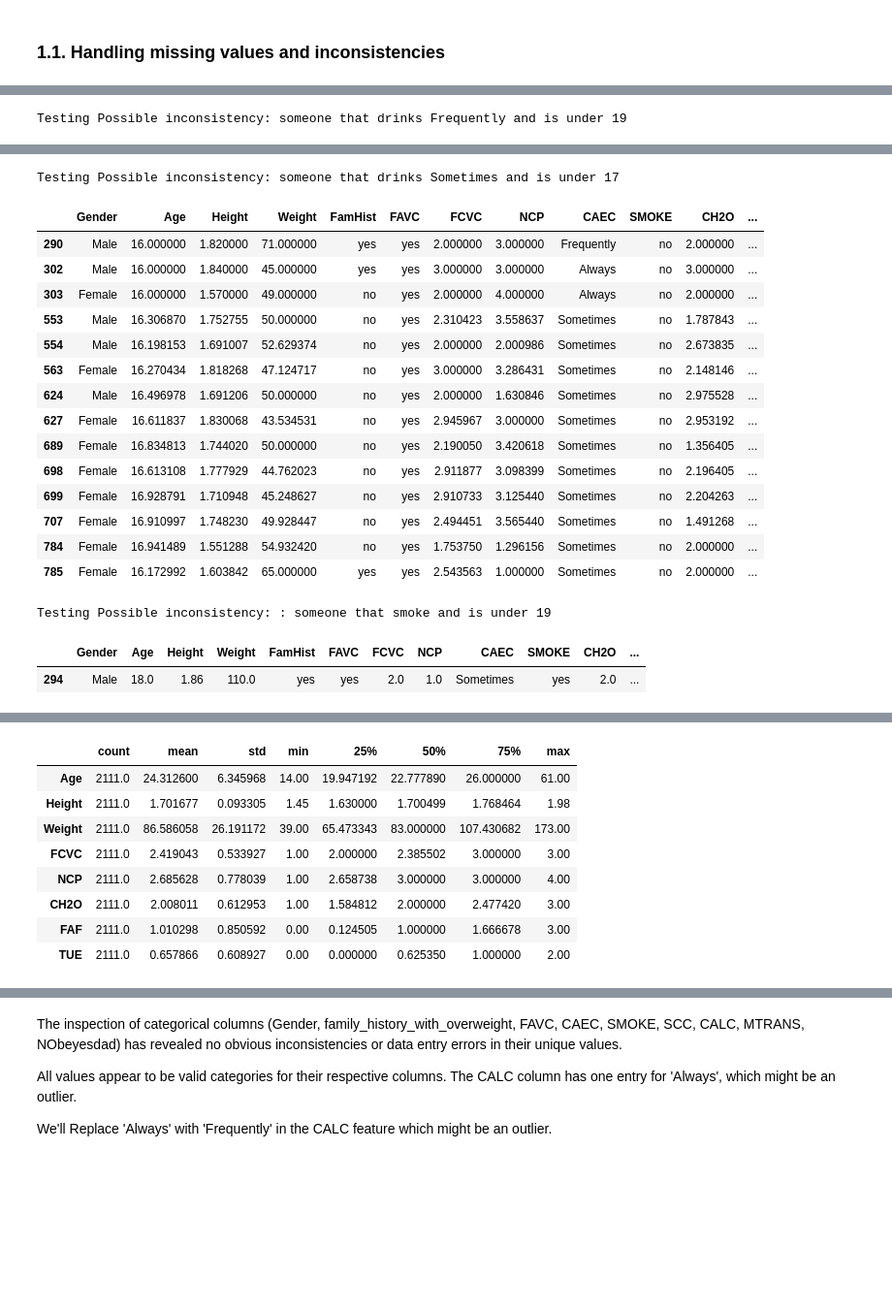
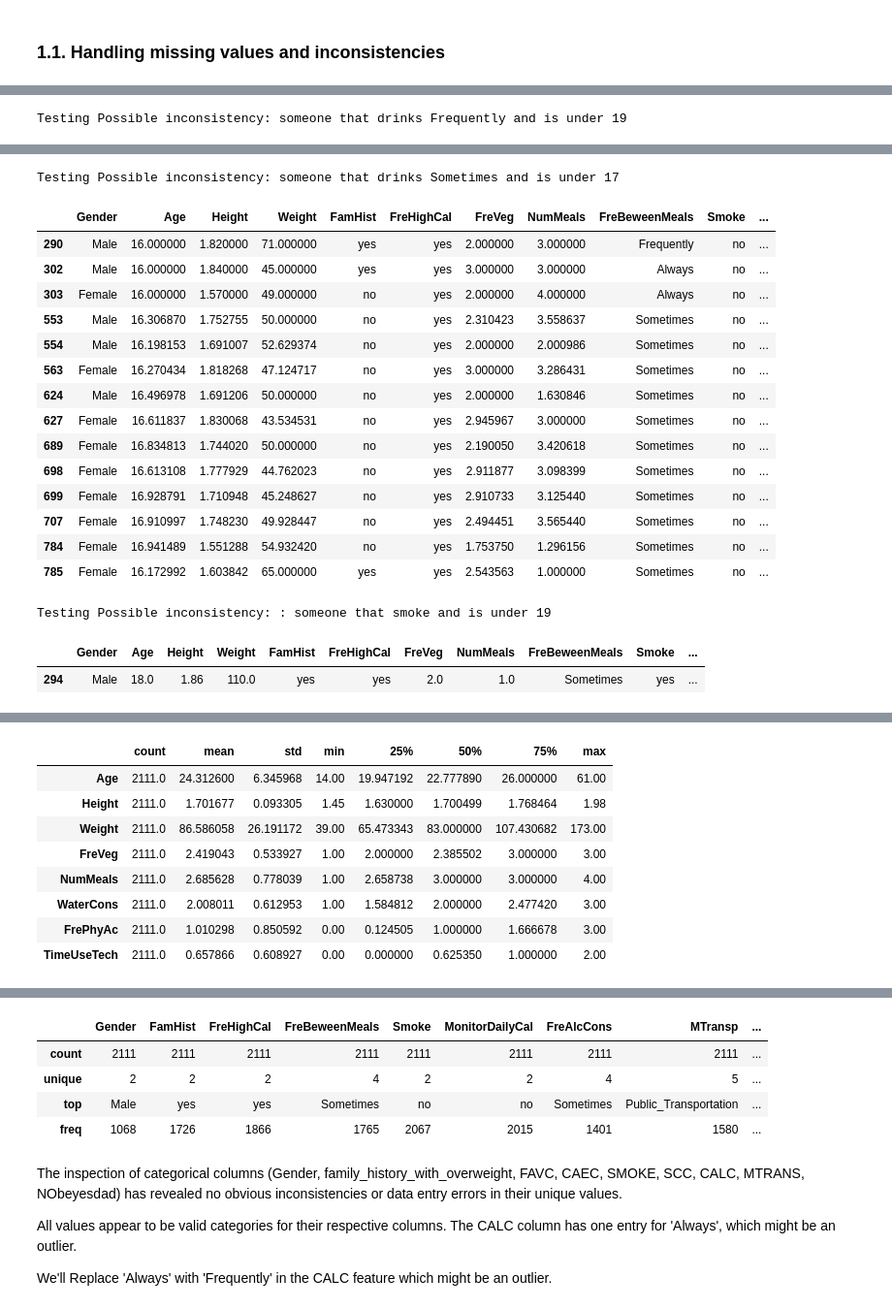
Before and after one commit to MInesGomes/DataScienceObesityLevels, a Jupyter notebook: DSGroup2.ipynb, the cells around one changed output, grey strips where cells are left out. Shown at 97% size. Cells and saved outputs as stored; diff of their text form; code cells hidden in the pictures; blank space fills up the shorter version.

Commit message:
Columns(variables) names changed for clear understanding and analyse of datatypes

```diff
--- a/DSGroup2.ipynb
+++ b/DSGroup2.ipynb
@@ -59,25 +109,40 @@ First 5 rows of the dataset:
 # %%
-# Rename the column 'family_history_with_overweight' to 'FamHist' in df to simplify view
+# Rename the columnsfor clear understanding
+
+df = df.rename(columns={'FCVC': 'FreVeg'})
+df = df.rename(columns={'NCP': 'NumMeals'})
+df = df.rename(columns={'CH2O': 'WaterCons'})
+df = df.rename(columns={'FAF': 'FrePhyAc'})
+df = df.rename(columns={'TUE': 'TimeUseTech'})
 df = df.rename(columns={'family_history_with_overweight': 'FamHist'})
+df = df.rename(columns={'FAVC': 'FreHighCal'})
+df = df.rename(columns={'SMOKE': 'Smoke'})
+df = df.rename(columns={'SCC': 'MonitorDailyCal'})
+df = df.rename(columns={'CAEC': 'FreBeweenMeals'})
+df = df.rename(columns={'CALC': 'FreAlcCons'})
+df = df.rename(columns={'MTRANS': 'MTransp'})
 
 print("\nTesting Possible inconsistency: someone that drinks Frequently and is under 19")
-PossInconsist=df.query("CALC=='Frequently' & Age < 19")
+PossInconsist=df.query("FreAlcCons=='Frequently' & Age < 19")
 display(PossInconsist)
 
 print("\nTesting Possible inconsistency: someone that drinks Sometimes and is under 17")
-PossInconsist=df.query("CALC=='Sometimes' & Age < 17")
+PossInconsist=df.query("FreAlcCons=='Sometimes' & Age < 17")
 display(PossInconsist)
 
 print("\nTesting Possible inconsistency: : someone that smoke and is under 19")
-PossInconsist=df.query("SMOKE=='yes' & Age < 19")
+PossInconsist=df.query("Smoke=='yes' & Age < 19")
 display(PossInconsist)
 
+print("\n Describe numerical variables")
+numVar=df.describe().T
+display(numVar)
+
 # Show counts for categorical features
-print("\nShow counts for categorical features:")
 for column in df.select_dtypes(include='object').columns:
-    print("\n",df[column].value_counts())
+    print("\n", df[column].value_counts())
 
-print("\n Describe numerical variables")
-df.describe().T
+print("\n Describe categorical variables")
+df.describe(include = ['O'])
 # %% [output]
 Testing Possible inconsistency: someone that drinks Frequently and is under 19
@@ -97,19 +162,19 @@ Testing Possible inconsistency: someone that drinks Frequently and is under 19
 Testing Possible inconsistency: someone that drinks Sometimes and is under 17
-|  | Gender | Age | Height | Weight | FamHist | FAVC | FCVC | NCP | CAEC | SMOKE | CH2O | ... |
-| 290 | Male | 16.000000 | 1.820000 | 71.000000 | yes | yes | 2.000000 | 3.000000 | Frequently | no | 2.000000 | ... |
-| 302 | Male | 16.000000 | 1.840000 | 45.000000 | yes | yes | 3.000000 | 3.000000 | Always | no | 3.000000 | ... |
-| 303 | Female | 16.000000 | 1.570000 | 49.000000 | no | yes | 2.000000 | 4.000000 | Always | no | 2.000000 | ... |
-| 553 | Male | 16.306870 | 1.752755 | 50.000000 | no | yes | 2.310423 | 3.558637 | Sometimes | no | 1.787843 | ... |
-| 554 | Male | 16.198153 | 1.691007 | 52.629374 | no | yes | 2.000000 | 2.000986 | Sometimes | no | 2.673835 | ... |
-| 563 | Female | 16.270434 | 1.818268 | 47.124717 | no | yes | 3.000000 | 3.286431 | Sometimes | no | 2.148146 | ... |
-| 624 | Male | 16.496978 | 1.691206 | 50.000000 | no | yes | 2.000000 | 1.630846 | Sometimes | no | 2.975528 | ... |
-| 627 | Female | 16.611837 | 1.830068 | 43.534531 | no | yes | 2.945967 | 3.000000 | Sometimes | no | 2.953192 | ... |
-| 689 | Female | 16.834813 | 1.744020 | 50.000000 | no | yes | 2.190050 | 3.420618 | Sometimes | no | 1.356405 | ... |
-| 698 | Female | 16.613108 | 1.777929 | 44.762023 | no | yes | 2.911877 | 3.098399 | Sometimes | no | 2.196405 | ... |
-| 699 | Female | 16.928791 | 1.710948 | 45.248627 | no | yes | 2.910733 | 3.125440 | Sometimes | no | 2.204263 | ... |
-| 707 | Female | 16.910997 | 1.748230 | 49.928447 | no | yes | 2.494451 | 3.565440 | Sometimes | no | 1.491268 | ... |
-| 784 | Female | 16.941489 | 1.551288 | 54.932420 | no | yes | 1.753750 | 1.296156 | Sometimes | no | 2.000000 | ... |
-| 785 | Female | 16.172992 | 1.603842 | 65.000000 | yes | yes | 2.543563 | 1.000000 | Sometimes | no | 2.000000 | ... |
+|  | Gender | Age | Height | Weight | FamHist | FreHighCal | FreVeg | NumMeals | FreBeweenMeals | Smoke | ... |
+| 290 | Male | 16.000000 | 1.820000 | 71.000000 | yes | yes | 2.000000 | 3.000000 | Frequently | no | ... |
+| 302 | Male | 16.000000 | 1.840000 | 45.000000 | yes | yes | 3.000000 | 3.000000 | Always | no | ... |
+| 303 | Female | 16.000000 | 1.570000 | 49.000000 | no | yes | 2.000000 | 4.000000 | Always | no | ... |
+| 553 | Male | 16.306870 | 1.752755 | 50.000000 | no | yes | 2.310423 | 3.558637 | Sometimes | no | ... |
+| 554 | Male | 16.198153 | 1.691007 | 52.629374 | no | yes | 2.000000 | 2.000986 | Sometimes | no | ... |
+| 563 | Female | 16.270434 | 1.818268 | 47.124717 | no | yes | 3.000000 | 3.286431 | Sometimes | no | ... |
+| 624 | Male | 16.496978 | 1.691206 | 50.000000 | no | yes | 2.000000 | 1.630846 | Sometimes | no | ... |
+| 627 | Female | 16.611837 | 1.830068 | 43.534531 | no | yes | 2.945967 | 3.000000 | Sometimes | no | ... |
+| 689 | Female | 16.834813 | 1.744020 | 50.000000 | no | yes | 2.190050 | 3.420618 | Sometimes | no | ... |
+| 698 | Female | 16.613108 | 1.777929 | 44.762023 | no | yes | 2.911877 | 3.098399 | Sometimes | no | ... |
+| 699 | Female | 16.928791 | 1.710948 | 45.248627 | no | yes | 2.910733 | 3.125440 | Sometimes | no | ... |
+| 707 | Female | 16.910997 | 1.748230 | 49.928447 | no | yes | 2.494451 | 3.565440 | Sometimes | no | ... |
+| 784 | Female | 16.941489 | 1.551288 | 54.932420 | no | yes | 1.753750 | 1.296156 | Sometimes | no | ... |
+| 785 | Female | 16.172992 | 1.603842 | 65.000000 | yes | yes | 2.543563 | 1.000000 | Sometimes | no | ... |
 Testing Possible inconsistency: : someone that smoke and is under 19
-|  | Gender | Age | Height | Weight | FamHist | FAVC | FCVC | NCP | CAEC | SMOKE | CH2O | ... |
-| 294 | Male | 18.0 | 1.86 | 110.0 | yes | yes | 2.0 | 1.0 | Sometimes | yes | 2.0 | ... |
+|  | Gender | Age | Height | Weight | FamHist | FreHighCal | FreVeg | NumMeals | FreBeweenMeals | Smoke | ... |
+| 294 | Male | 18.0 | 1.86 | 110.0 | yes | yes | 2.0 | 1.0 | Sometimes | yes | ... |
@@ -134,8 +183,8 @@ Name: count, dtype: int64
 | Age | 2111.0 | 24.312600 | 6.345968 | 14.00 | 19.947192 | 22.777890 | 26.000000 | 61.00 |
 | Height | 2111.0 | 1.701677 | 0.093305 | 1.45 | 1.630000 | 1.700499 | 1.768464 | 1.98 |
 | Weight | 2111.0 | 86.586058 | 26.191172 | 39.00 | 65.473343 | 83.000000 | 107.430682 | 173.00 |
-| FCVC | 2111.0 | 2.419043 | 0.533927 | 1.00 | 2.000000 | 2.385502 | 3.000000 | 3.00 |
-| NCP | 2111.0 | 2.685628 | 0.778039 | 1.00 | 2.658738 | 3.000000 | 3.000000 | 4.00 |
-| CH2O | 2111.0 | 2.008011 | 0.612953 | 1.00 | 1.584812 | 2.000000 | 2.477420 | 3.00 |
-| FAF | 2111.0 | 1.010298 | 0.850592 | 0.00 | 0.124505 | 1.000000 | 1.666678 | 3.00 |
-| TUE | 2111.0 | 0.657866 | 0.608927 | 0.00 | 0.000000 | 0.625350 | 1.000000 | 2.00 |
+| FreVeg | 2111.0 | 2.419043 | 0.533927 | 1.00 | 2.000000 | 2.385502 | 3.000000 | 3.00 |
+| NumMeals | 2111.0 | 2.685628 | 0.778039 | 1.00 | 2.658738 | 3.000000 | 3.000000 | 4.00 |
+| WaterCons | 2111.0 | 2.008011 | 0.612953 | 1.00 | 1.584812 | 2.000000 | 2.477420 | 3.00 |
+| FrePhyAc | 2111.0 | 1.010298 | 0.850592 | 0.00 | 0.124505 | 1.000000 | 1.666678 | 3.00 |
+| TimeUseTech | 2111.0 | 0.657866 | 0.608927 | 0.00 | 0.000000 | 0.625350 | 1.000000 | 2.00 |
@@ -142,3 +208,8 @@ Name: count, dtype: int64
+|  | Gender | FamHist | FreHighCal | FreBeweenMeals | Smoke | MonitorDailyCal | FreAlcCons | MTransp | ... |
+| count | 2111 | 2111 | 2111 | 2111 | 2111 | 2111 | 2111 | 2111 | ... |
+| unique | 2 | 2 | 2 | 4 | 2 | 2 | 4 | 5 | ... |
+| top | Male | yes | yes | Sometimes | no | no | Sometimes | Public_Transportation | ... |
+| freq | 1068 | 1726 | 1866 | 1765 | 2067 | 2015 | 1401 | 1580 | ... |
 # %% [markdown]
 The inspection of categorical columns (Gender, family_history_with_overweight, FAVC, CAEC, SMOKE, SCC, CALC, MTRANS, NObeyesdad) has revealed no obvious inconsistencies or data entry errors in their unique values.
 
```
Also changed, not shown: parts of 26 cells of this notebook.
